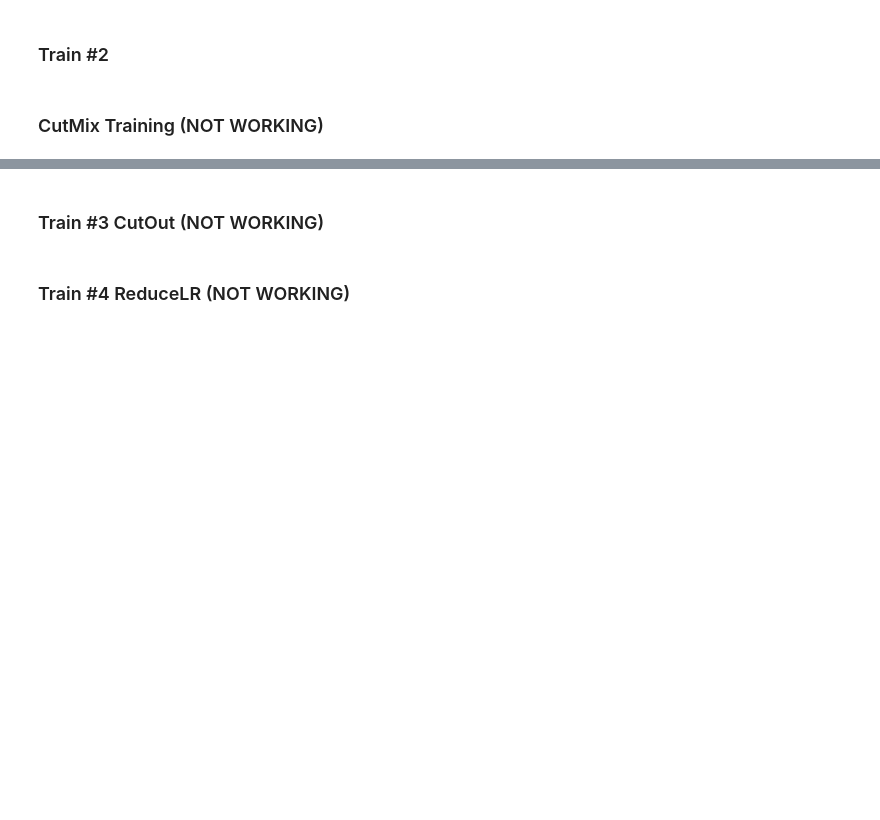
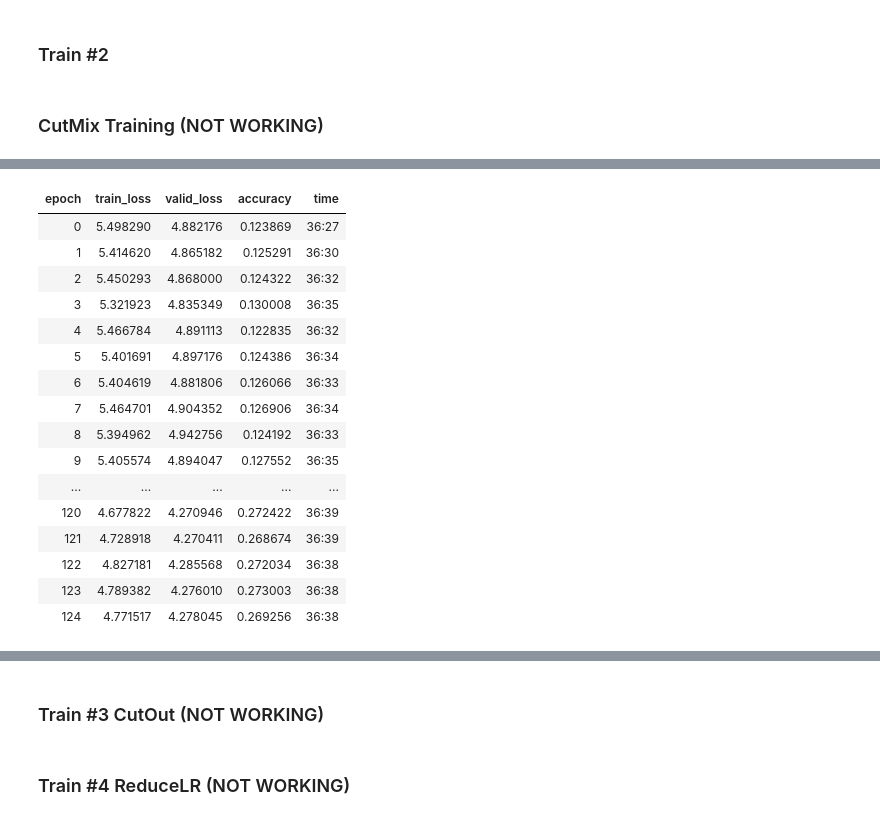
Before and after one commit to MicPie/recursion-cellular-image-classification, a Jupyter notebook: rcic_v40_efficientnet-b4_celltype_plate-group-exp_randcrop.ipynb, the cells around one changed output, grey strips where cells are left out. Saved outputs shown, nothing was run; the diff lists cells and outputs as text; code cells hidden in the pictures; blank space fills up the shorter version.

```diff
--- a/rcic_v40_efficientnet-b4_celltype_plate-group-exp_randcrop.ipynb
+++ b/rcic_v40_efficientnet-b4_celltype_plate-group-exp_randcrop.ipynb
@@ -1305,7 +1374,7 @@ learn.unfreeze()
 savem = SaveModelCallback(learn, every='improvement', monitor='accuracy',
                           name='effnet/adacos_efficientnet_b3_ct_pg_exp_Pre060e005-50_190823_best')
 # %%
-learn.fit_one_cycle(45, max_lr=1e-4, callbacks=[savem])
+learn.fit_one_cycle(80, max_lr=1e-4, pct_start=0.2, final_div=1e3, callbacks=[savem])
 # %%
 learn.recorder.plot_losses()
 # %%
@@ -1321,11 +1390,8 @@ learn.lr_find()
 learn.recorder.plot(suggestion=True)
 # %% [markdown]
 ### CutMix Training (NOT WORKING)
-# %%
-learn = Learner(data, adacos_efficientnet, metrics=[accuracy],
-                callback_fns=[CSVLogger, AppendBatchTargs])#.to_fp16()
 # %%
-learn.load('effnet/adacos_efficientnet_b3_ct_pg_exp_Pre060e050_190823');
+learn.load('effnet/adacos_efficientnet_b4_ct_pg_exp_Pre050e050_190906');
 # %%
 learn.unfreeze()
 # %%
@@ -1336,2 +1408,25 @@ learn.recorder.plot(suggestion=True)
+# %%
+savem = SaveModelCallback(learn, every='improvement', monitor='accuracy',
+                          name='effnet/adacos_efficientnet_b4_ct_pg_exp_Pre050e050CM000-125_190907_best')
 # %%
-learn.fit_one_cycle(60, max_lr=1e-4)
+learn.fit_one_cycle(125, max_lr=1e-4,
+                    pct_start=0.2, final_div=1000,
+                    callbacks=[savem])
+# %% [output]
+| epoch | train_loss | valid_loss | accuracy | time |
+| 0 | 5.498290 | 4.882176 | 0.123869 | 36:27 |
+| 1 | 5.414620 | 4.865182 | 0.125291 | 36:30 |
+| 2 | 5.450293 | 4.868000 | 0.124322 | 36:32 |
+| 3 | 5.321923 | 4.835349 | 0.130008 | 36:35 |
+| 4 | 5.466784 | 4.891113 | 0.122835 | 36:32 |
+| 5 | 5.401691 | 4.897176 | 0.124386 | 36:34 |
+| 6 | 5.404619 | 4.881806 | 0.126066 | 36:33 |
+| 7 | 5.464701 | 4.904352 | 0.126906 | 36:34 |
+| 8 | 5.394962 | 4.942756 | 0.124192 | 36:33 |
+| 9 | 5.405574 | 4.894047 | 0.127552 | 36:35 |
+| ... | ... | ... | ... | ... |
+| 120 | 4.677822 | 4.270946 | 0.272422 | 36:39 |
+| 121 | 4.728918 | 4.270411 | 0.268674 | 36:39 |
+| 122 | 4.827181 | 4.285568 | 0.272034 | 36:38 |
+| 123 | 4.789382 | 4.276010 | 0.273003 | 36:38 |
+| 124 | 4.771517 | 4.278045 | 0.269256 | 36:38 |
```
Also changed, not shown: parts of 53 cells of this notebook.
